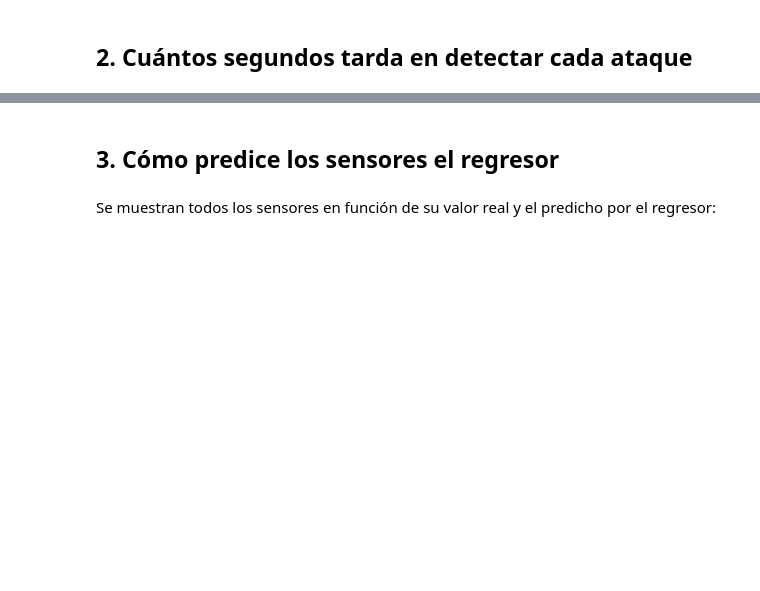
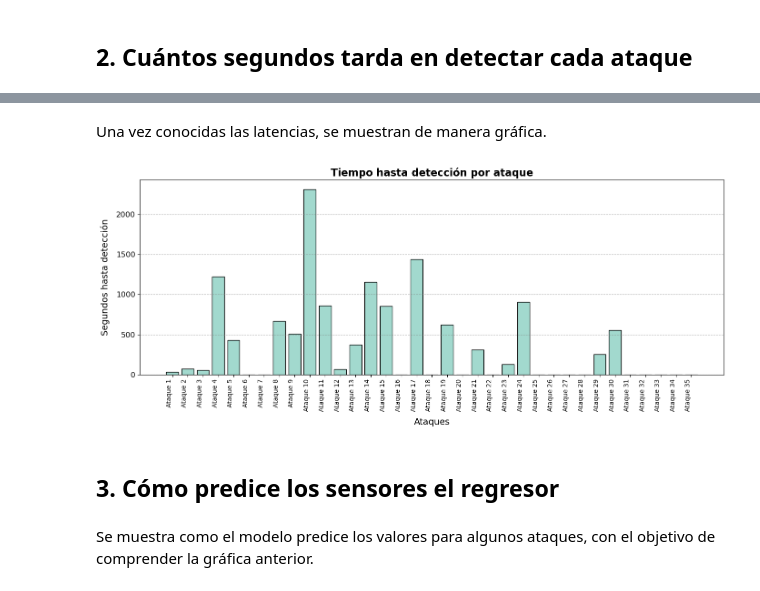
Before and after one commit to Osss04/TrabajoFinGrado, a Jupyter notebook: Creación Modelo/Libretas/Estudio_Salida_del_Modelo.ipynb, the cells around one changed output, grey strips where cells are left out. Drawn from its saved outputs; the diff is of its cells as text; code cells hidden in the pictures; blank space fills up the shorter version.

Commit message:
Actualizo libreta de estudio de la salida del modelo

```diff
--- a/Creación Modelo/Libretas/Estudio_Salida_del_Modelo.ipynb
+++ b/Creación Modelo/Libretas/Estudio_Salida_del_Modelo.ipynb
@@ -196,4 +111,36 @@ Muchos ataques consigue detectarlos al momento (6,7,16,18,20,22,24,25, ...) pero
+# %% [markdown]
+Una vez conocidas las latencias, se muestran de manera gráfica.
+# %%
+import matplotlib.pyplot as plt
+#etiquetas de los ataques
+ataques = [f"Ataque {i}" for i in range(1, 36)]
+
+#lista de latencias de detección
+tiempos_deteccion = [
+    30, 75, 58, 1226, 430, 0, 0, 669, 509, 2314, 859, 64, 375, 1157, 857, 0,
+    1437, 0, 625, 0, 311, 0, 128, 905, 0, 0, 0, 0, 252, 556, 0, 0, 0, 0, 0
+]
+
+plt.figure(figsize=(14, 6))
+plt.bar(ataques, tiempos_deteccion, color='#a2d9ce', edgecolor='black')
+plt.xticks(rotation=90, fontsize=10, ha='right')
+plt.yticks(fontsize=12)
+
+plt.xlabel("Ataques", fontsize=14, labelpad=10)
+plt.ylabel("Segundos hasta detección", fontsize=14, labelpad=10)
+plt.title("Tiempo hasta detección por ataque", fontsize=16, fontweight='bold')
+
+plt.grid(axis='y', linestyle='--', alpha=0.6, color='gray')
+plt.axhline(0, color='black', linewidth=0.5)
+
+plt.tight_layout()
+
+plt.savefig("latencia_deteccion_ataques.pdf", format='pdf')
+
+plt.show()
+# %% [output]
+[figure, added]
 # %% [markdown]
 ## 3. Cómo predice los sensores el regresor
 # %% [markdown]
-Se muestran todos los sensores en función de su valor real y el predicho por el regresor:
+Se muestra como el modelo predice los valores para algunos ataques, con el objetivo de comprender la gráfica anterior.
```
Also changed, not shown: parts of 18 cells of this notebook.
